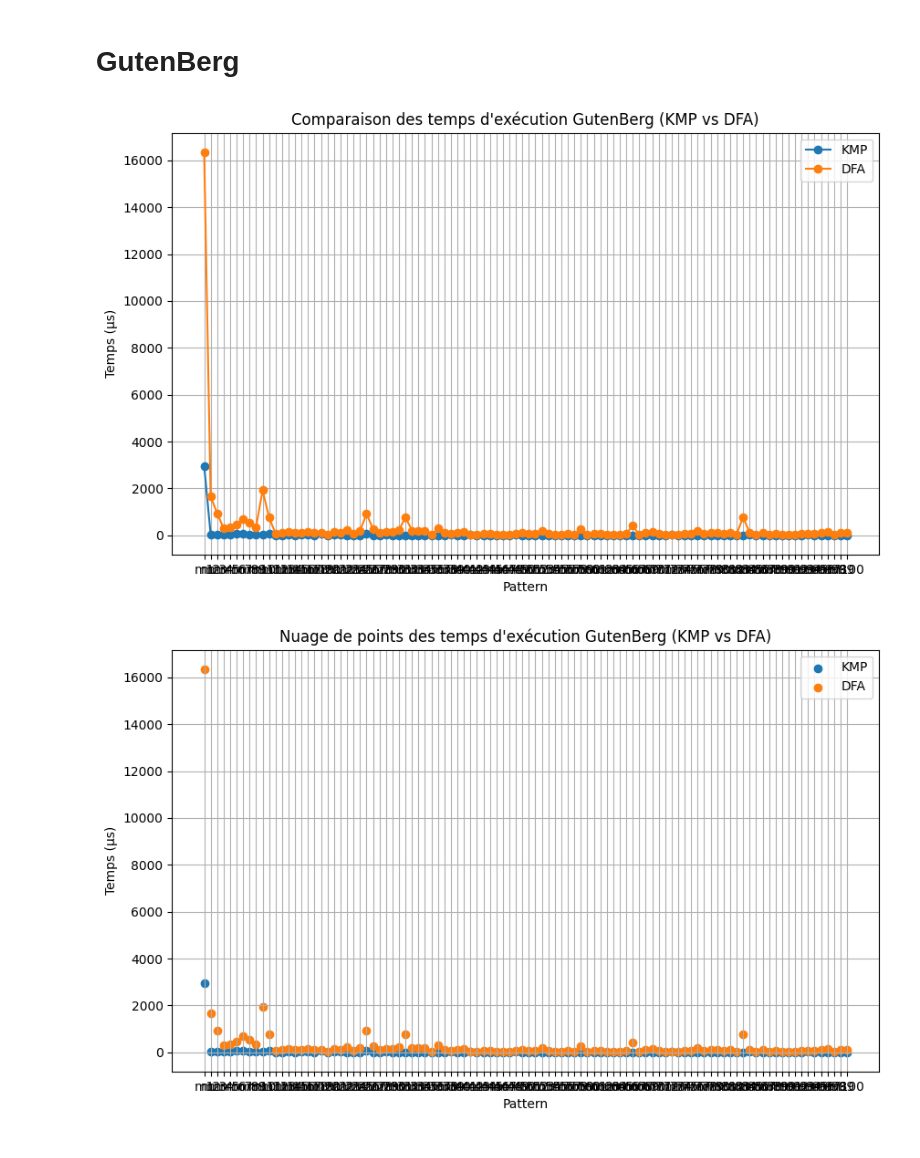
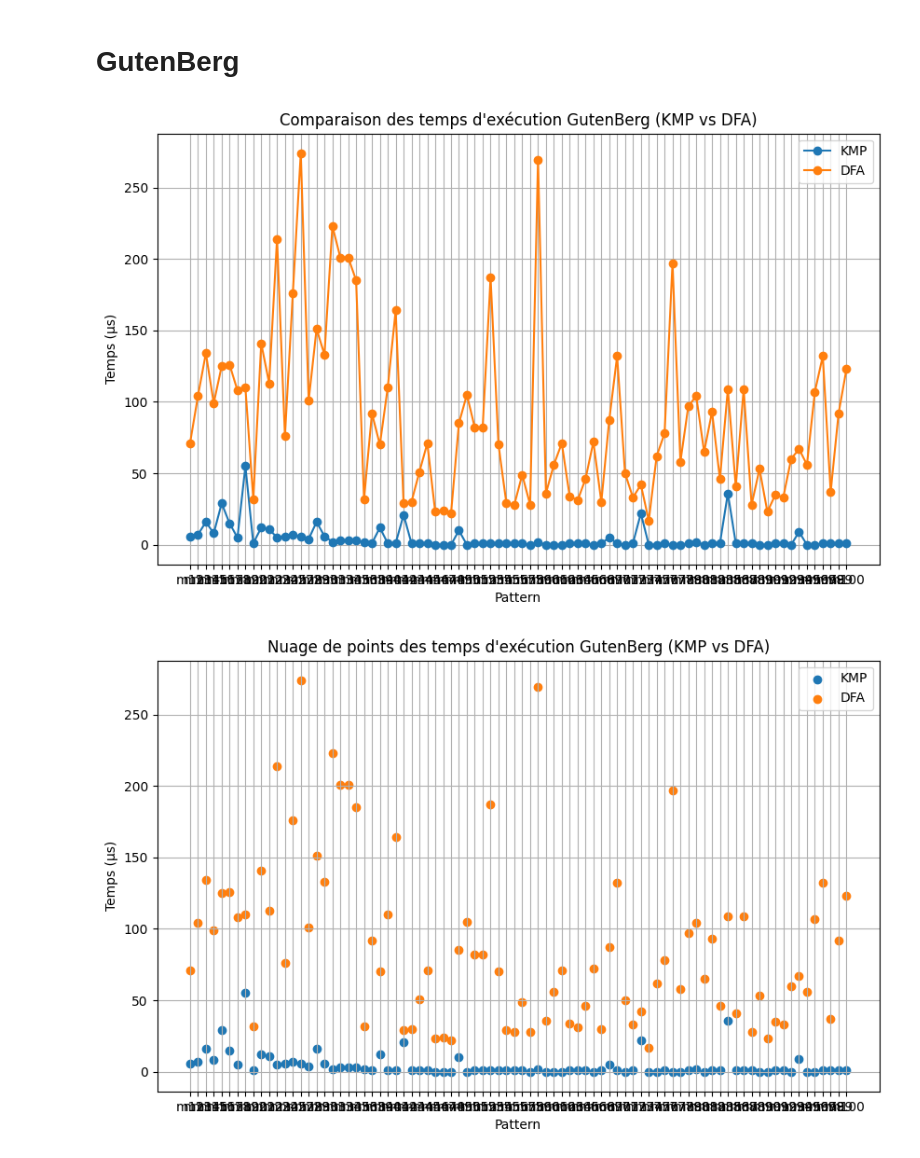
Before and after one commit to Yanis540/M2, a Jupyter notebook: DAAR/Projects/egrep/scripts/Main.ipynb, the cells around one changed output. Drawn from its saved outputs; the diff is of its cells as text; code cells hidden in the pictures.

```diff
--- a/DAAR/Projects/egrep/scripts/Main.ipynb
+++ b/DAAR/Projects/egrep/scripts/Main.ipynb
@@ -176,7 +179,14 @@ plt.show()
 df_gutenberg = pd.read_csv('../results/gutenberg_most_command_words.csv')
 # %%
 df_gutenberg['Pattern_Label'] = ['m' + str(i+1) for i in range(len(df_gutenberg))]
+#! Enlever outliers DFA
+# Labels pour les méthodes
+time_dfa_avg = df_gutenberg["time_dfa"].mean()
+# Définition du seuil : 80 % de la moyenne de la colonne time_dfa
+threshold = time_dfa_avg * 0.8
 
+# Suppression des lignes où time_dfa dépasse 80 % de la moyenne de time_dfa
+df_gutenberg = df_gutenberg[df_gutenberg["time_dfa"] <= threshold]
 
 
 # Courbe des temps avec les labels modifiés
@@ -194,32 +204,32 @@ plt.xlabel("Pattern")
 plt.ylabel("Temps (μs)")
 
 plt.legend()
 
 plt.grid(True)
 
 plt.show()
 
 
 
 # Nuage de points des temps avec les labels modifiés
 
 plt.figure(figsize=(10, 6))
 
 plt.scatter(df_gutenberg['Pattern_Label'], df_gutenberg['time_kmp'], label='KMP')
 
 plt.scatter(df_gutenberg['Pattern_Label'], df_gutenberg['time_dfa'], label='DFA')
 
 plt.title("Nuage de points des temps d'exécution GutenBerg (KMP vs DFA)")
 
 plt.xlabel("Pattern")
 
 plt.ylabel("Temps (μs)")
 
 plt.legend()
 
 plt.grid(True)
 
 plt.show()
 # %% [output]
-[figure, old version]
+[figure, new version]
-[figure, old version]
+[figure, new version]
```
Also changed, not shown: parts of 3 cells of this notebook, 2 other files.
